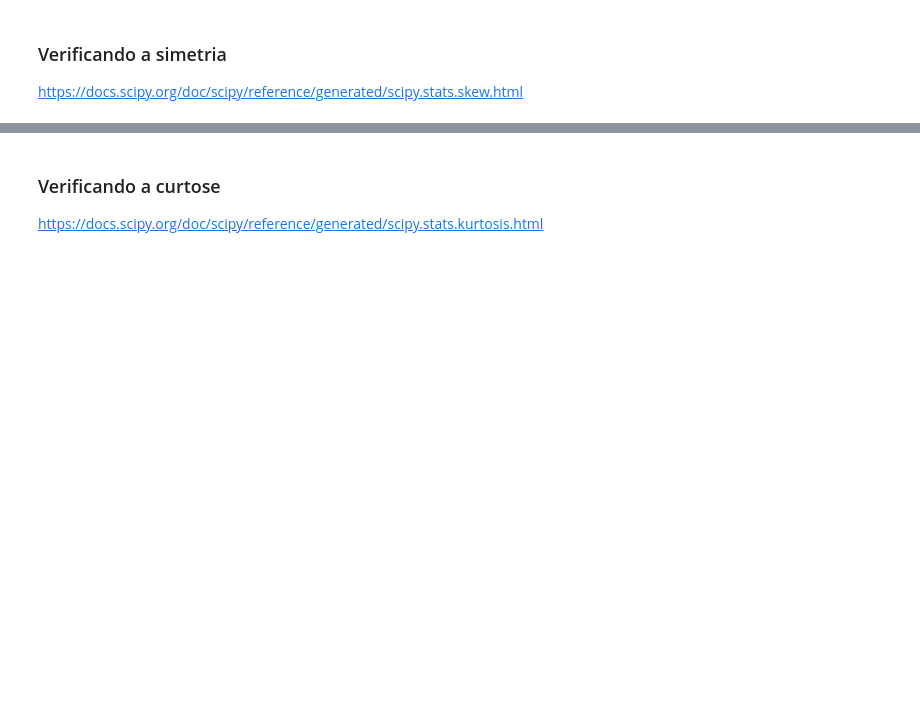
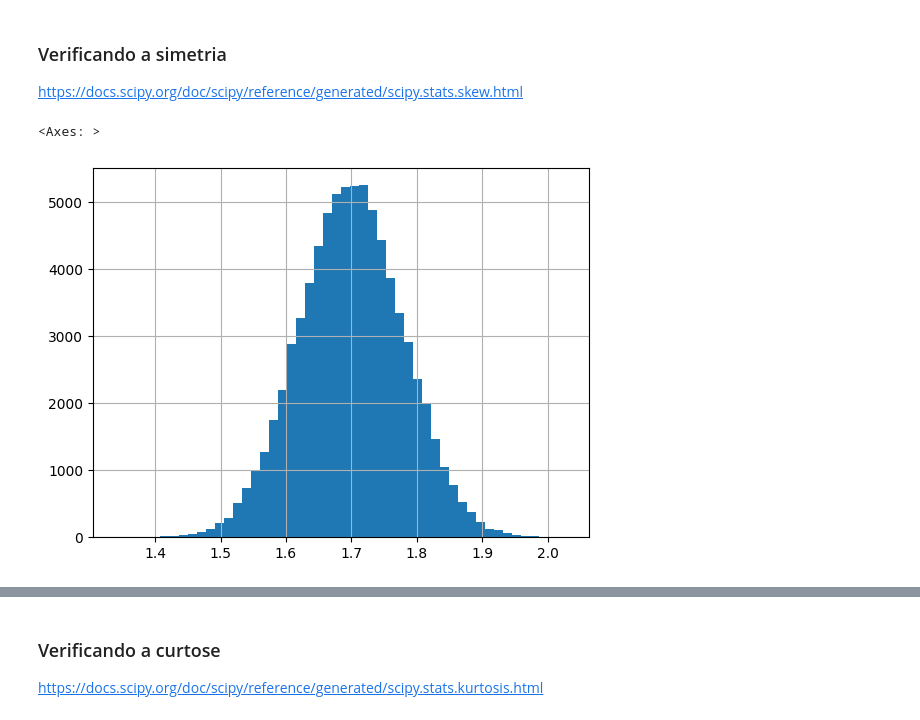
Before and after one commit to mnferreira/Alura-WomakersCode, a Jupyter notebook: Curso_de_Estatística_Parte_4.ipynb, the cells around one changed output, grey strips where cells are left out. Drawn from its saved outputs; the diff is of its cells as text; code cells hidden in the pictures; blank space fills up the shorter version.

```diff
--- a/Curso_de_Estatística_Parte_4.ipynb
+++ b/Curso_de_Estatística_Parte_4.ipynb
@@ -1117,3 +1369,8 @@ https://docs.scipy.org/doc/scipy/reference/generated/scipy.stats.probplot.html
 ### Verificando a simetria
 
 https://docs.scipy.org/doc/scipy/reference/generated/scipy.stats.skew.html
+# %%
+dados.Altura.hist(bins = 50)
+# %% [output]
+<Axes: >
+[figure, added]
```
Also changed, not shown: parts of 61 cells of this notebook.
